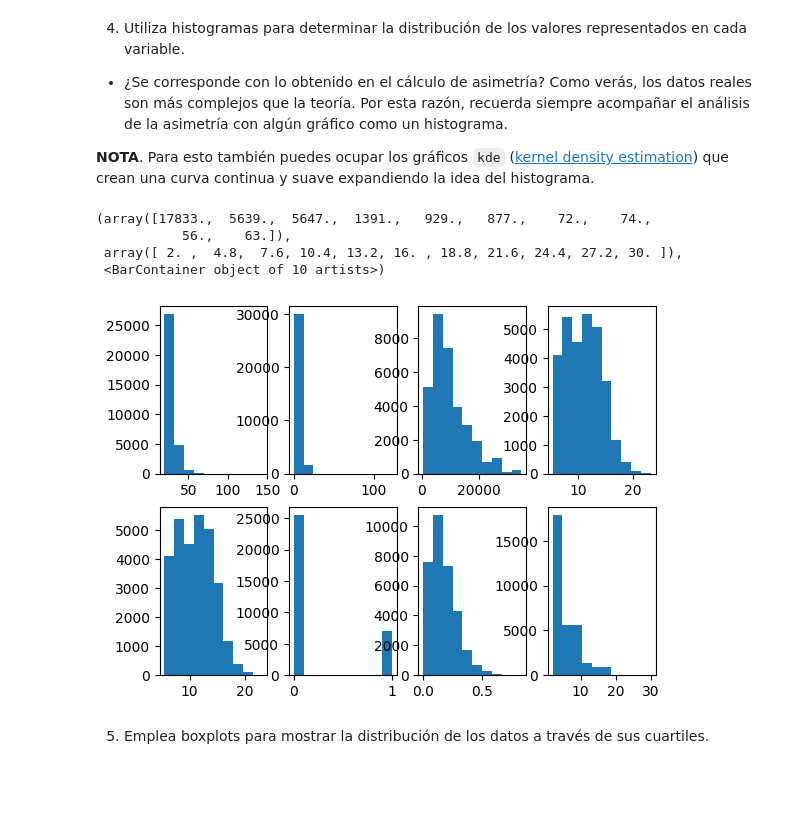
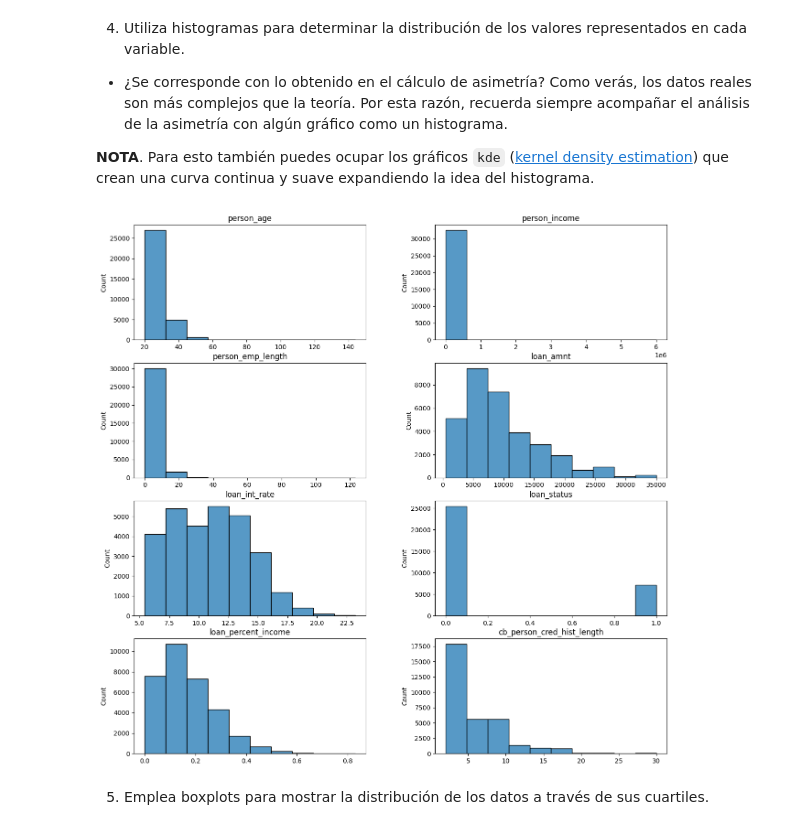
Before and after one commit to ErickCuellar1/DataScience, a Jupyter notebook: Semana 4/Actividad 4/Actividad4EDA.ipynb, the cells around one changed output. Cells and saved outputs as stored; diff of their text form; code cells hidden in the pictures; blank space fills up the shorter version.

```diff
--- a/Semana 4/Actividad 4/Actividad4EDA.ipynb
+++ b/Semana 4/Actividad 4/Actividad4EDA.ipynb
@@ -263,30 +268,33 @@ dtype: float64
 *   ¿Se corresponde con lo obtenido en el cálculo de asimetría? Como verás, los datos reales son más complejos que la teoría. Por esta razón, recuerda siempre acompañar el análisis de la asimetría con algún gráfico como un histograma.
 
 **NOTA**. Para esto también puedes ocupar los gráficos `kde` ([kernel density estimation](https://www.cienciadedatos.net/documentos/pystats02-kernel-density-estimation-kde-python.html)) que crean una curva continua y suave expandiendo la idea del histograma.
-# %%
-
-fig = plt.figure()
-ax1 = fig.add_subplot(2, 4, 1)
-ax2 = fig.add_subplot(2, 4, 2)
-ax3 = fig.add_subplot(2, 4, 3)
-ax4 = fig.add_subplot(2, 4, 4)
-ax5 = fig.add_subplot(2, 4, 5)
-ax6 = fig.add_subplot(2, 4, 6)
-ax7 = fig.add_subplot(2, 4, 7)
-ax8 = fig.add_subplot(2, 4, 8)
-ax1.hist(df['person_age'])
-ax2.hist(df['person_emp_length'])
-ax3.hist(df['loan_amnt'])
-ax4.hist(df['loan_int_rate'])
-ax5.hist(df['loan_int_rate'])
-ax6.hist(df['loan_status'])
-ax7.hist(df['loan_percent_income'])
-ax8.hist(df['cb_person_cred_hist_length'])
-# %% [output]
-(array([17833.,  5639.,  5647.,  1391.,   929.,   877.,    72.,    74.,
-           56.,    63.]),
- array([ 2. ,  4.8,  7.6, 10.4, 13.2, 16. , 18.8, 21.6, 24.4, 27.2, 30. ]),
- <BarContainer object of 10 artists>)
-[figure, removed]
+# %%
+num_cols = df.select_dtypes(include=np.number).columns.tolist()
+
+# Seaborn
+fig, axes = plt.subplots(4,2, figsize=(15,15))
+plt.subplots_adjust(wspace=0.3)
+axes = axes.ravel()
+
+for col, ax in zip(df[num_cols], axes):
+  sns.histplot(x=df[col], ax=ax, bins=10)
+  ax.set(title=f'{col}', xlabel=None)
+
+# # Matplotlib
+
+# fig, axes = plt.subplots(4,2, figsize=(8,15))
+# plt.subplots_adjust(hspace=0.5)
+# axes = axes.ravel()
+# for col, ax in zip(df[num_cols], axes):
+#   # Para poner los valores exactos de los límites de los bins
+#   n, bins, edges = ax.hist(df[col])
+#   ax.set_xticks(bins)
+#   ax.tick_params(axis='x',rotation=90)
+#   ax.set(title=f'{col}', xlabel=None)
+
+# # Pandas
+# df.hist(figsize=(15,15))
+# %% [output]
+[figure, added]
 # %% [markdown]
 5. Emplea boxplots para mostrar la distribución de los datos a través de sus cuartiles.
```
Also changed, not shown: parts of 12 cells of this notebook.
